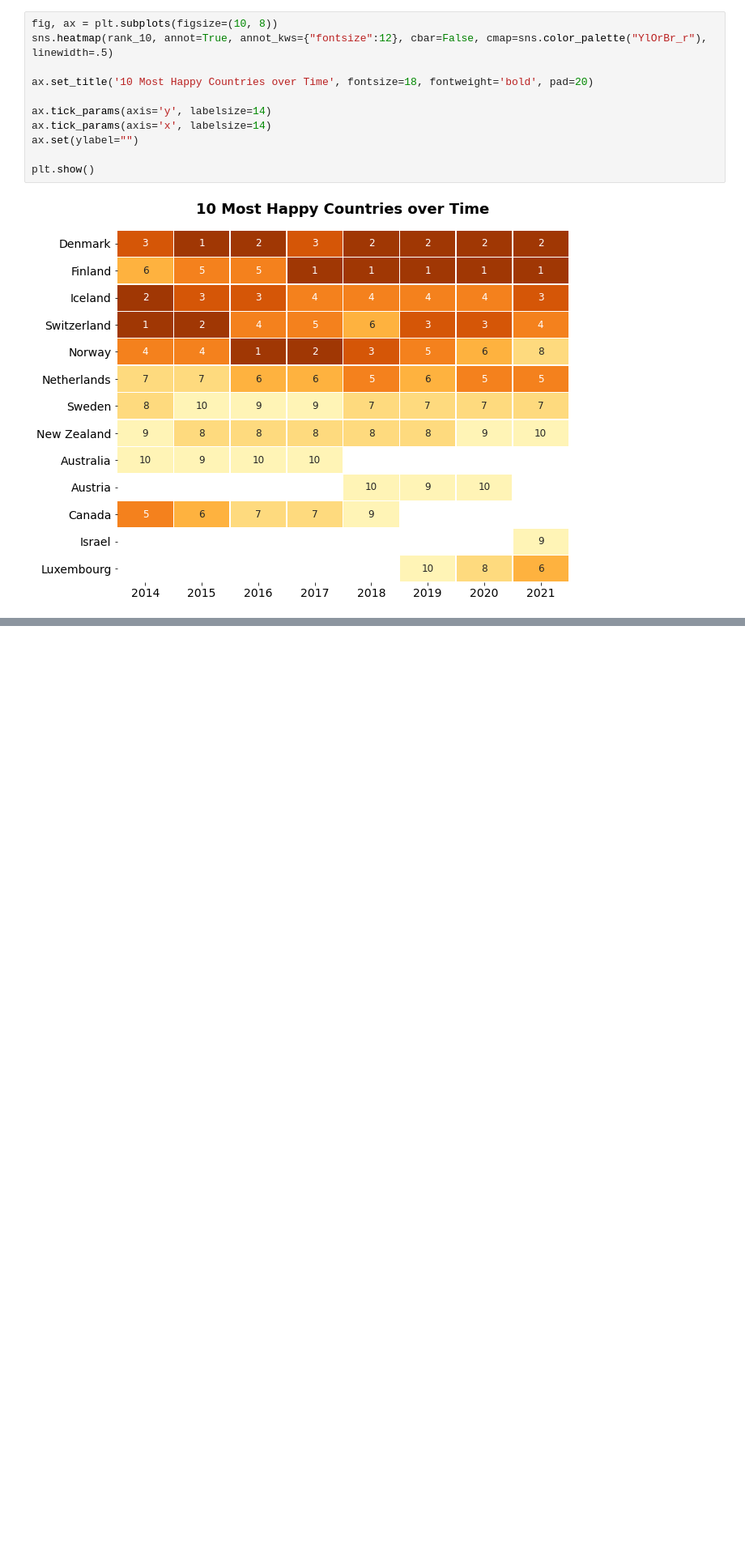
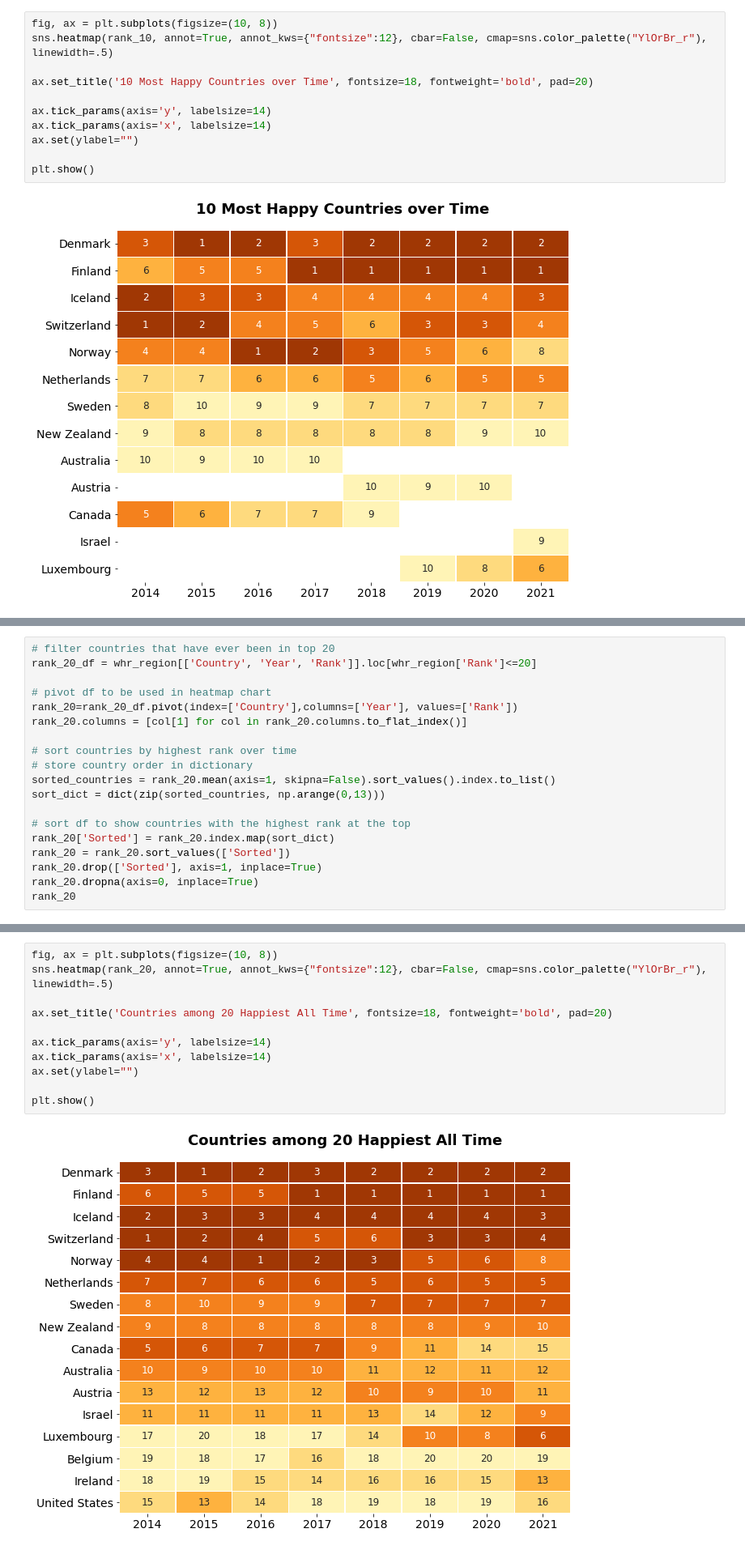
Before and after one commit to angkohtenko/World_Happiness_Report, a Jupyter notebook: Clean_data.ipynb, the cells around one changed output, grey strips where cells are left out. Shown: that part at 81% size. Saved outputs shown, nothing was run; the diff lists cells and outputs as text; blank space fills up the shorter version.

Commit message:
20 happiest countries, fastest growth/decrease added

```diff
--- a/Clean_data.ipynb
+++ b/Clean_data.ipynb
@@ -1239,0 +1238,19 @@ plt.show()
+# %%
+# filter countries that have ever been in top 20
+rank_20_df = whr_region[['Country', 'Year', 'Rank']].loc[whr_region['Rank']<=20]
+
+# pivot df to be used in heatmap chart
+rank_20=rank_20_df.pivot(index=['Country'],columns=['Year'], values=['Rank'])
+rank_20.columns = [col[1] for col in rank_20.columns.to_flat_index()]
+
+# sort countries by highest rank over time
+# store country order in dictionary
+sorted_countries = rank_20.mean(axis=1, skipna=False).sort_values().index.to_list()
+sort_dict = dict(zip(sorted_countries, np.arange(0,13)))
+
+# sort df to show countries with the highest rank at the top
+rank_20['Sorted'] = rank_20.index.map(sort_dict)
+rank_20 = rank_20.sort_values(['Sorted'])
+rank_20.drop(['Sorted'], axis=1, inplace=True)
+rank_20.dropna(axis=0, inplace=True)
+rank_20
@@ -1239,0 +1276,13 @@ plt.show()
+# %%
+fig, ax = plt.subplots(figsize=(10, 8))
+sns.heatmap(rank_20, annot=True, annot_kws={"fontsize":12}, cbar=False, cmap=sns.color_palette("YlOrBr_r"), linewidth=.5)
+
+ax.set_title('Countries among 20 Happiest All Time', fontsize=18, fontweight='bold', pad=20)
+
+ax.tick_params(axis='y', labelsize=14)
+ax.tick_params(axis='x', labelsize=14)
+ax.set(ylabel="")
+
+plt.show()
+# %% [output]
+[figure, added]
```
Also changed, not shown: parts of 18 cells of this notebook.
